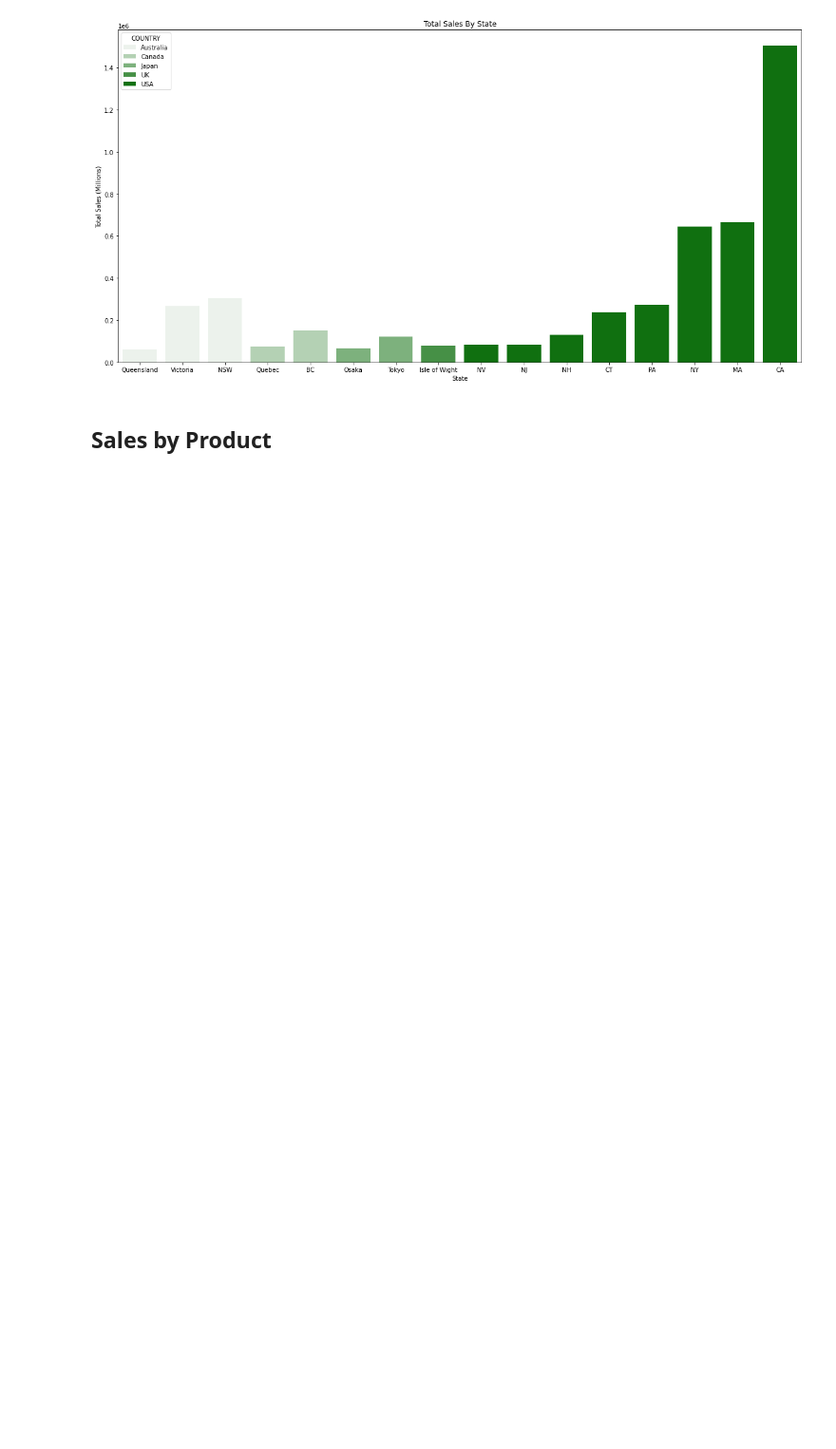
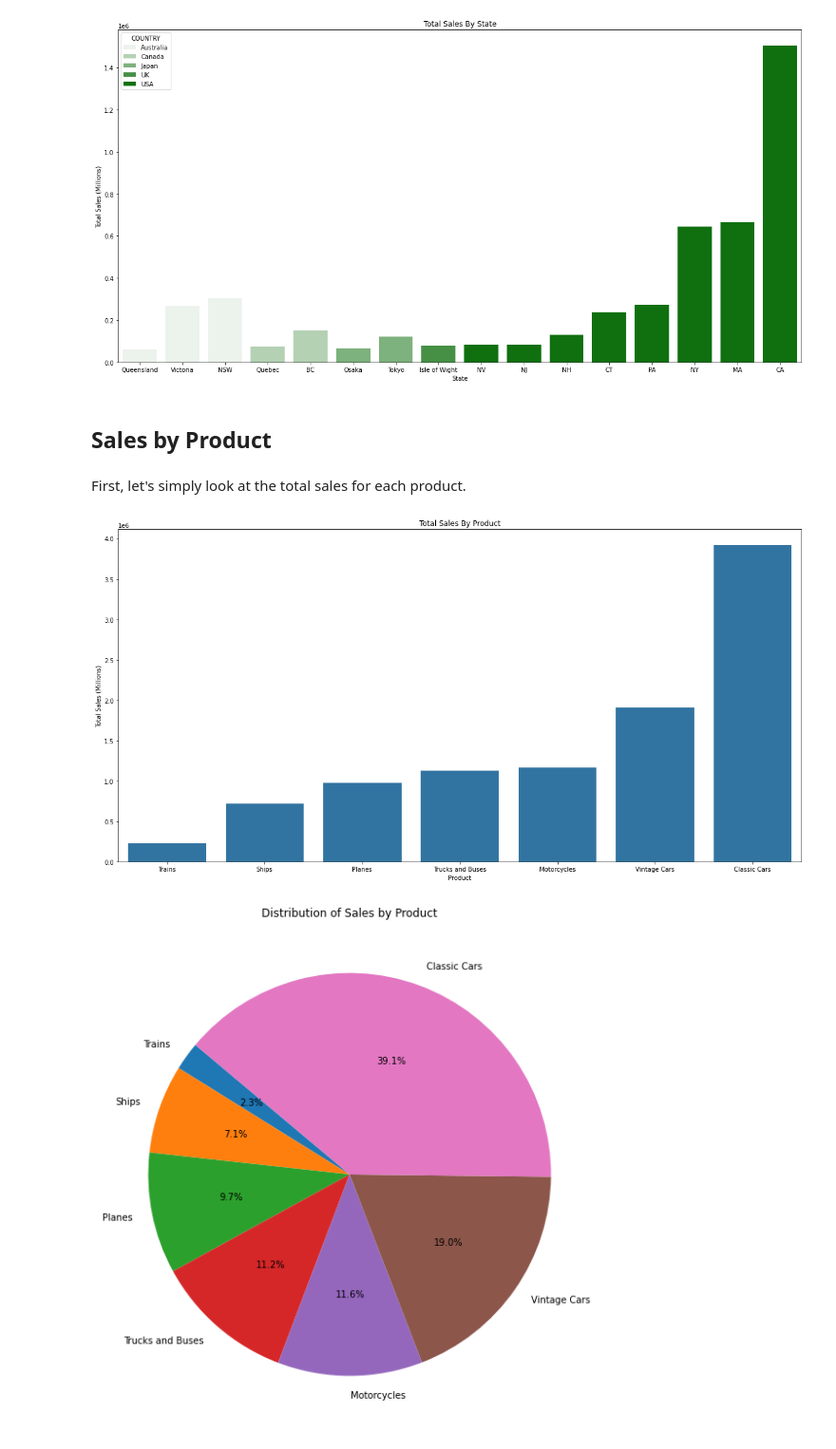
Before and after one commit to michael-raad/sales_data_analysis, a Jupyter notebook: Sales_Data_Analysis.ipynb, the cells around one changed output. Shown: that part at 95% size. Saved outputs shown, nothing was run; the diff lists cells and outputs as text; code cells hidden in the pictures; blank space fills up the shorter version.

```diff
--- a/Sales_Data_Analysis.ipynb
+++ b/Sales_Data_Analysis.ipynb
@@ -195,3 +195,22 @@ plt.show()
 [figure]
 # %% [markdown]
 ## Sales by Product
+# %% [markdown]
+First, let's simply look at the total sales for each product.
+# %%
+sales_by_product = sales_data.groupby(['PRODUCTLINE'])['SALES'].sum().reset_index().sort_values(by='SALES')
+
+plt.figure(figsize=(20, 10))
+sns.barplot(x='PRODUCTLINE', y='SALES', data=sales_by_product)
+plt.title('Total Sales By Product')
+plt.xlabel('Product')
+plt.ylabel('Total Sales (Millions)')
+plt.show()
+
+plt.figure(figsize=(10, 10))
+plt.pie(sales_by_product['SALES'], labels=sales_by_product['PRODUCTLINE'], autopct='%1.1f%%', startangle=140)
+plt.title('Distribution of Sales by Product')
+plt.show()
+# %% [output]
+[figure, added]
+[figure, added]
```
Also changed, not shown: parts of 9 cells of this notebook.
